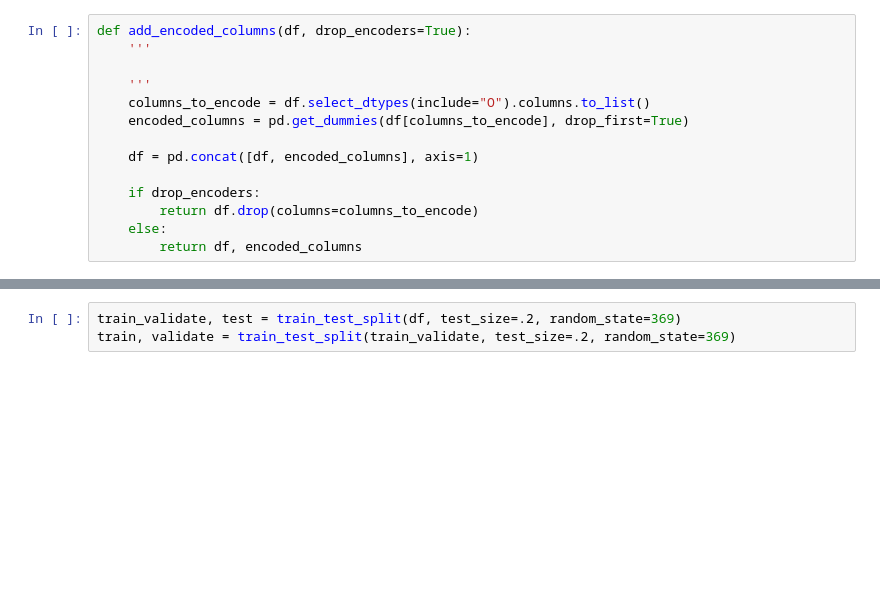
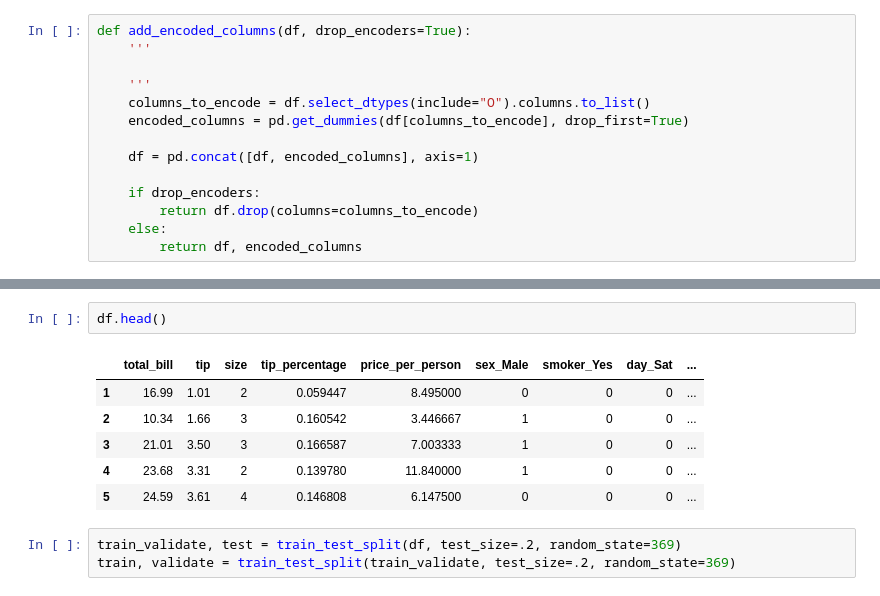
Before and after one commit to Promeos/regression-exercises, a Jupyter notebook: feature_engineering.ipynb, the cells around one changed output, grey strips where cells are left out. Drawn from its saved outputs; the diff is of its cells as text; blank space fills up the shorter version.

```diff
--- a/feature_engineering.ipynb
+++ b/feature_engineering.ipynb
@@ -266,3 +264,12 @@ ValueError: No objects to concatenate
+# %%
+df.head()
+# %% [output]
+|  | total_bill | tip | size | tip_percentage | price_per_person | sex_Male | smoker_Yes | day_Sat | ... |
+| 1 | 16.99 | 1.01 | 2 | 0.059447 | 8.495000 | 0 | 0 | 0 | ... |
+| 2 | 10.34 | 1.66 | 3 | 0.160542 | 3.446667 | 1 | 0 | 0 | ... |
+| 3 | 21.01 | 3.50 | 3 | 0.166587 | 7.003333 | 1 | 0 | 0 | ... |
+| 4 | 23.68 | 3.31 | 2 | 0.139780 | 11.840000 | 1 | 0 | 0 | ... |
+| 5 | 24.59 | 3.61 | 4 | 0.146808 | 6.147500 | 0 | 0 | 0 | ... |
 # %%
 train_validate, test = train_test_split(df, test_size=.2, random_state=369)
 train, validate = train_test_split(train_validate, test_size=.2, random_state=369)
```
Also changed, not shown: parts of 33 cells of this notebook, 2 other files.
